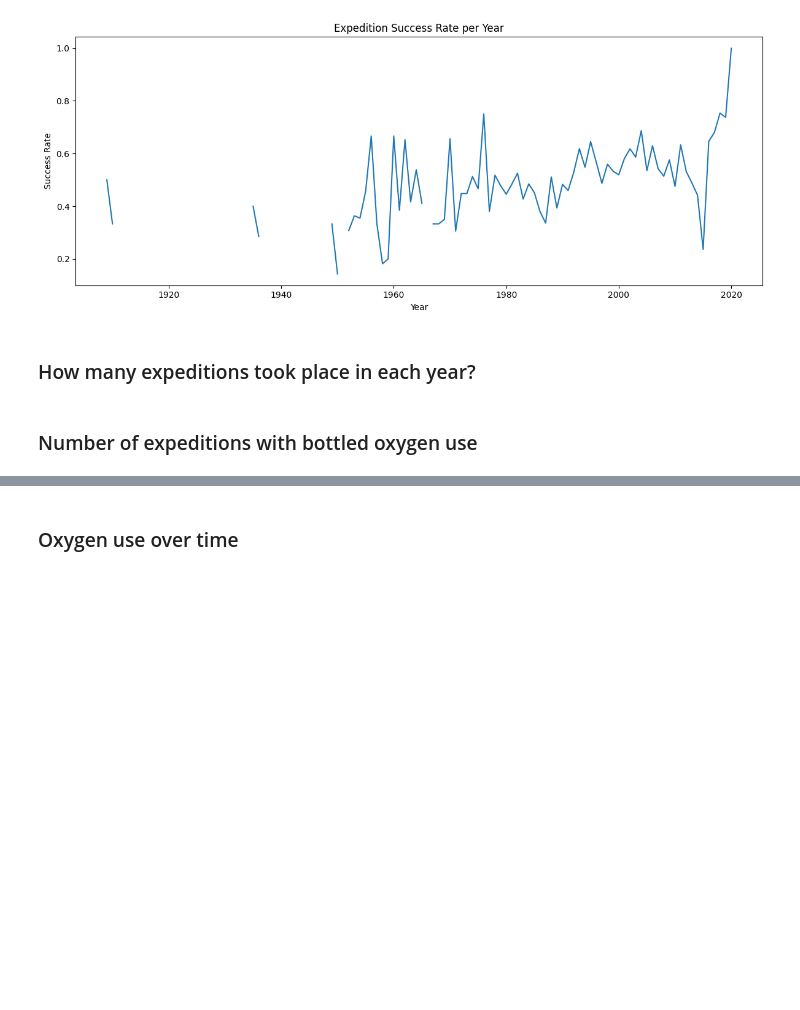
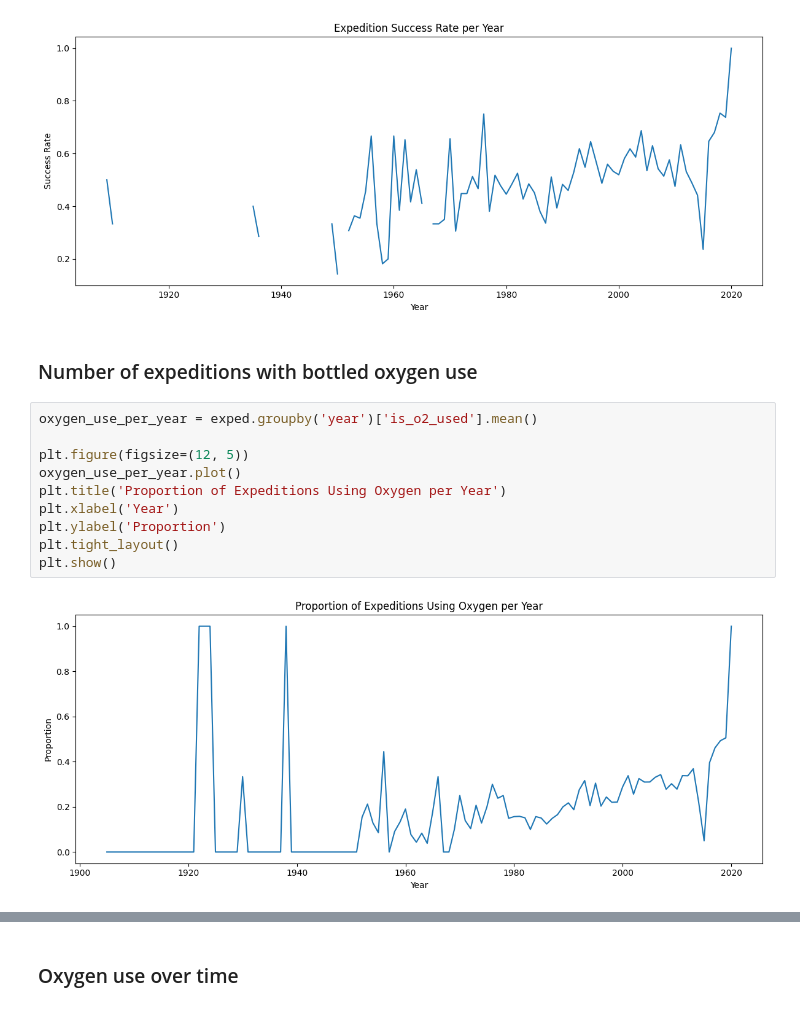
Before and after one commit to DmytroRi/himalayan_expeditions, a Jupyter notebook: HimalayaInsights.ipynb, the cells around one changed output, grey strips where cells are left out. Cells and saved outputs as stored; diff of their text form; blank space fills up the shorter version.

Commit message:
Oxygen plots

```diff
--- a/HimalayaInsights.ipynb
+++ b/HimalayaInsights.ipynb
@@ -173,7 +183,17 @@ plt.tight_layout()
 plt.show()
 # %% [output]
 [figure]
-# %% [markdown]
-### How many expeditions took place in each year?
 # %% [markdown]
 ### Number of expeditions with bottled oxygen use
+# %%
+oxygen_use_per_year = exped.groupby('year')['is_o2_used'].mean()
+
+plt.figure(figsize=(12, 5))
+oxygen_use_per_year.plot()
+plt.title('Proportion of Expeditions Using Oxygen per Year')
+plt.xlabel('Year')
+plt.ylabel('Proportion')
+plt.tight_layout()
+plt.show()
+# %% [output]
+[figure, added]
```
Also changed, not shown: parts of 3 cells of this notebook.
